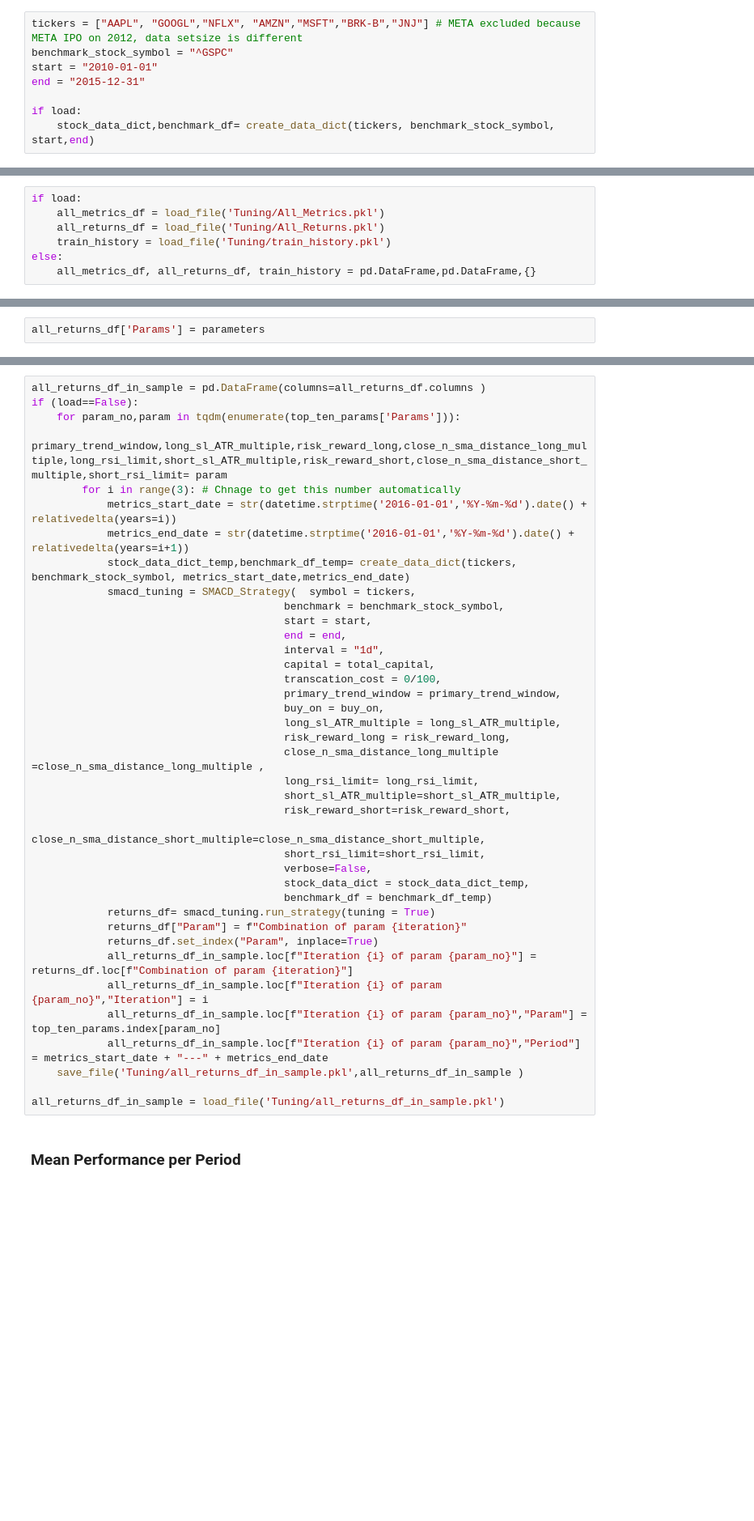
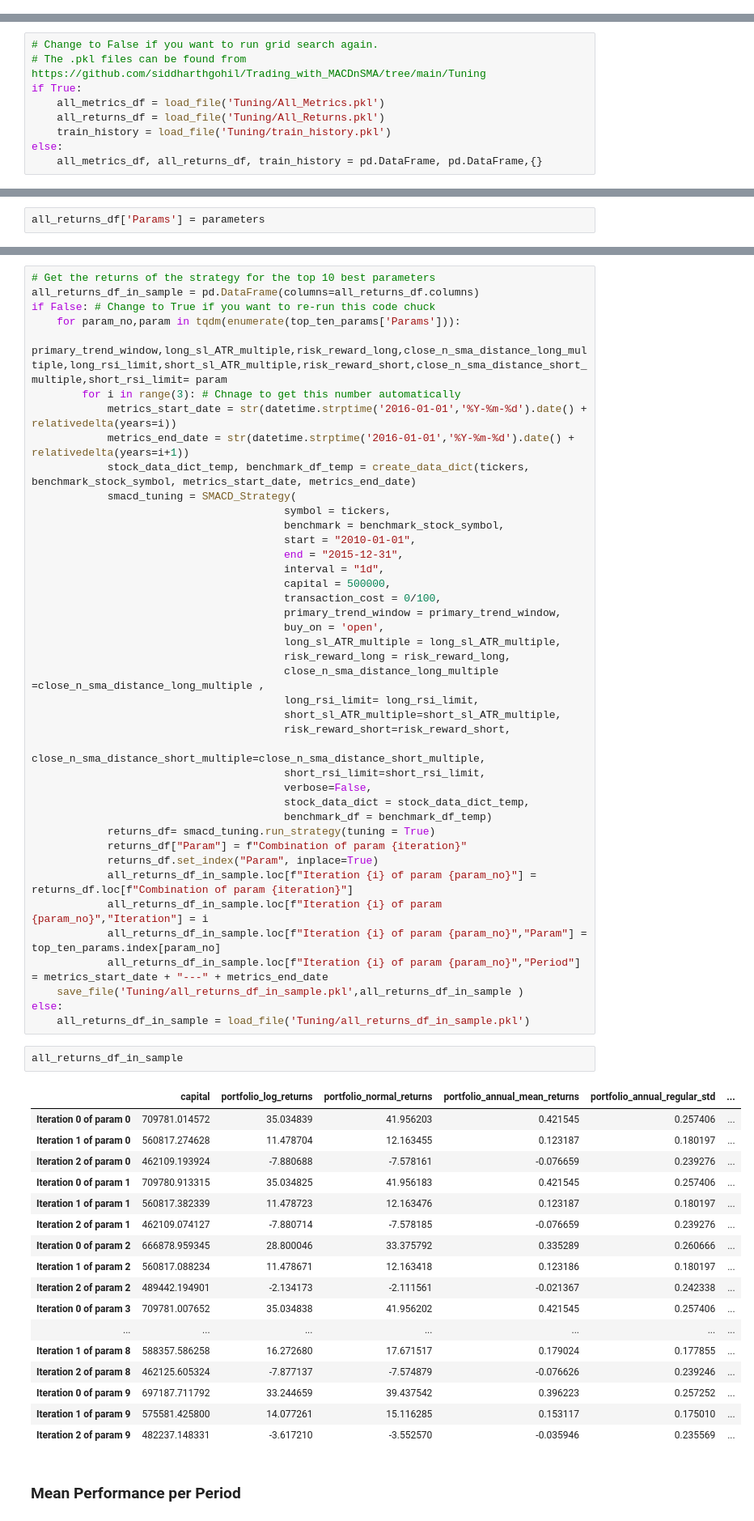
Before and after one commit to siddharthgohil/Trading_with_MACDnSMA, a Jupyter notebook: SMACD_Event_Based.ipynb, the cells around one changed output, grey strips where cells are left out. Shown at 81% size. Drawn from its saved outputs; the diff is of its cells as text; blank space fills up the shorter version.

```diff
--- a/SMACD_Event_Based.ipynb
+++ b/SMACD_Event_Based.ipynb
@@ -614,8 +652,0 @@ def create_data_dict(tickers, benchmark, start,end):
-# %%
-tickers = ["AAPL", "GOOGL","NFLX", "AMZN","MSFT","BRK-B","JNJ"] # META excluded because META IPO on 2012, data setsize is different
-benchmark_stock_symbol = "^GSPC"
-start = "2010-01-01"
-end = "2015-12-31"
-
-if load:
-    stock_data_dict,benchmark_df= create_data_dict(tickers, benchmark_stock_symbol, start,end)
@@ -736,8 +693,10 @@ load = True
 # %%
-if load:
+# Change to False if you want to run grid search again.
+# The .pkl files can be found from https://github.com/siddharthgohil/Trading_with_MACDnSMA/tree/main/Tuning
+if True:
     all_metrics_df = load_file('Tuning/All_Metrics.pkl')
     all_returns_df = load_file('Tuning/All_Returns.pkl')
     train_history = load_file('Tuning/train_history.pkl')
 else:
-    all_metrics_df, all_returns_df, train_history = pd.DataFrame,pd.DataFrame,{}
+    all_metrics_df, all_returns_df, train_history = pd.DataFrame, pd.DataFrame,{}
 # %%
@@ -801,21 +760,23 @@ load = True
 # %%
-all_returns_df_in_sample = pd.DataFrame(columns=all_returns_df.columns )
-if (load==False):
+# Get the returns of the strategy for the top 10 best parameters
+all_returns_df_in_sample = pd.DataFrame(columns=all_returns_df.columns)
+if False: # Change to True if you want to re-run this code chuck
     for param_no,param in tqdm(enumerate(top_ten_params['Params'])):
         primary_trend_window,long_sl_ATR_multiple,risk_reward_long,close_n_sma_distance_long_multiple,long_rsi_limit,short_sl_ATR_multiple,risk_reward_short,close_n_sma_distance_short_multiple,short_rsi_limit= param
         for i in range(3): # Chnage to get this number automatically
             metrics_start_date = str(datetime.strptime('2016-01-01','%Y-%m-%d').date() + relativedelta(years=i))
             metrics_end_date = str(datetime.strptime('2016-01-01','%Y-%m-%d').date() + relativedelta(years=i+1))
-            stock_data_dict_temp,benchmark_df_temp= create_data_dict(tickers, benchmark_stock_symbol, metrics_start_date,metrics_end_date)
-            smacd_tuning = SMACD_Strategy(  symbol = tickers,
+            stock_data_dict_temp, benchmark_df_temp = create_data_dict(tickers, benchmark_stock_symbol, metrics_start_date, metrics_end_date)
+            smacd_tuning = SMACD_Strategy(
+                                        symbol = tickers,
                                         benchmark = benchmark_stock_symbol,
-                                        start = start,
-                                        end = end,
+                                        start = "2010-01-01",
+                                        end = "2015-12-31",
                                         interval = "1d",
-                                        capital = total_capital,
-                                        transcation_cost = 0/100,
+                                        capital = 500000,
+                                        transaction_cost = 0/100,
                                         primary_trend_window = primary_trend_window,
-                                        buy_on = buy_on,
+                                        buy_on = 'open',
                                         long_sl_ATR_multiple = long_sl_ATR_multiple,
                                         risk_reward_long = risk_reward_long,
                                         close_n_sma_distance_long_multiple =close_n_sma_distance_long_multiple ,
@@ -835,8 +796,28 @@ if (load==False):
             all_returns_df_in_sample.loc[f"Iteration {i} of param {param_no}","Param"] = top_ten_params.index[param_no]
             all_returns_df_in_sample.loc[f"Iteration {i} of param {param_no}","Period"] = metrics_start_date + "---" + metrics_end_date
     save_file('Tuning/all_returns_df_in_sample.pkl',all_returns_df_in_sample )
-
-all_returns_df_in_sample = load_file('Tuning/all_returns_df_in_sample.pkl')
+else:
+    all_returns_df_in_sample = load_file('Tuning/all_returns_df_in_sample.pkl')
+# %%
+all_returns_df_in_sample
+# %% [output]
+|  | capital | portfolio_log_returns | portfolio_normal_returns | portfolio_annual_mean_returns | portfolio_annual_regular_std | ... |
+| Iteration 0 of param 0 | 709781.014572 | 35.034839 | 41.956203 | 0.421545 | 0.257406 | ... |
+| Iteration 1 of param 0 | 560817.274628 | 11.478704 | 12.163455 | 0.123187 | 0.180197 | ... |
+| Iteration 2 of param 0 | 462109.193924 | -7.880688 | -7.578161 | -0.076659 | 0.239276 | ... |
+| Iteration 0 of param 1 | 709780.913315 | 35.034825 | 41.956183 | 0.421545 | 0.257406 | ... |
+| Iteration 1 of param 1 | 560817.382339 | 11.478723 | 12.163476 | 0.123187 | 0.180197 | ... |
+| Iteration 2 of param 1 | 462109.074127 | -7.880714 | -7.578185 | -0.076659 | 0.239276 | ... |
+| Iteration 0 of param 2 | 666878.959345 | 28.800046 | 33.375792 | 0.335289 | 0.260666 | ... |
+| Iteration 1 of param 2 | 560817.088234 | 11.478671 | 12.163418 | 0.123186 | 0.180197 | ... |
+| Iteration 2 of param 2 | 489442.194901 | -2.134173 | -2.111561 | -0.021367 | 0.242338 | ... |
+| Iteration 0 of param 3 | 709781.007652 | 35.034838 | 41.956202 | 0.421545 | 0.257406 | ... |
+| ... | ... | ... | ... | ... | ... | ... |
+| Iteration 1 of param 8 | 588357.586258 | 16.272680 | 17.671517 | 0.179024 | 0.177855 | ... |
+| Iteration 2 of param 8 | 462125.605324 | -7.877137 | -7.574879 | -0.076626 | 0.239246 | ... |
+| Iteration 0 of param 9 | 697187.711792 | 33.244659 | 39.437542 | 0.396223 | 0.257252 | ... |
+| Iteration 1 of param 9 | 575581.425800 | 14.077261 | 15.116285 | 0.153117 | 0.175010 | ... |
+| Iteration 2 of param 9 | 482237.148331 | -3.617210 | -3.552570 | -0.035946 | 0.235569 | ... |
 # %% [markdown]
 ### Mean Performance per Period
 # %%
```
Also changed, not shown: parts of 22 cells of this notebook.
